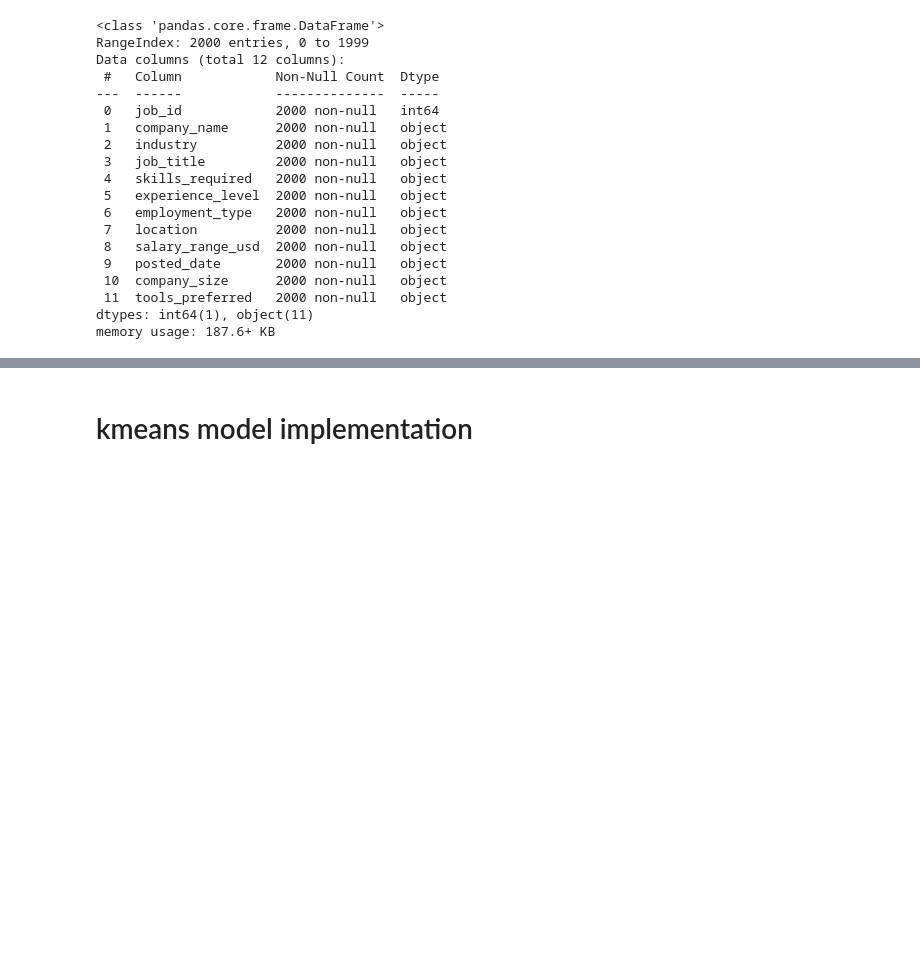
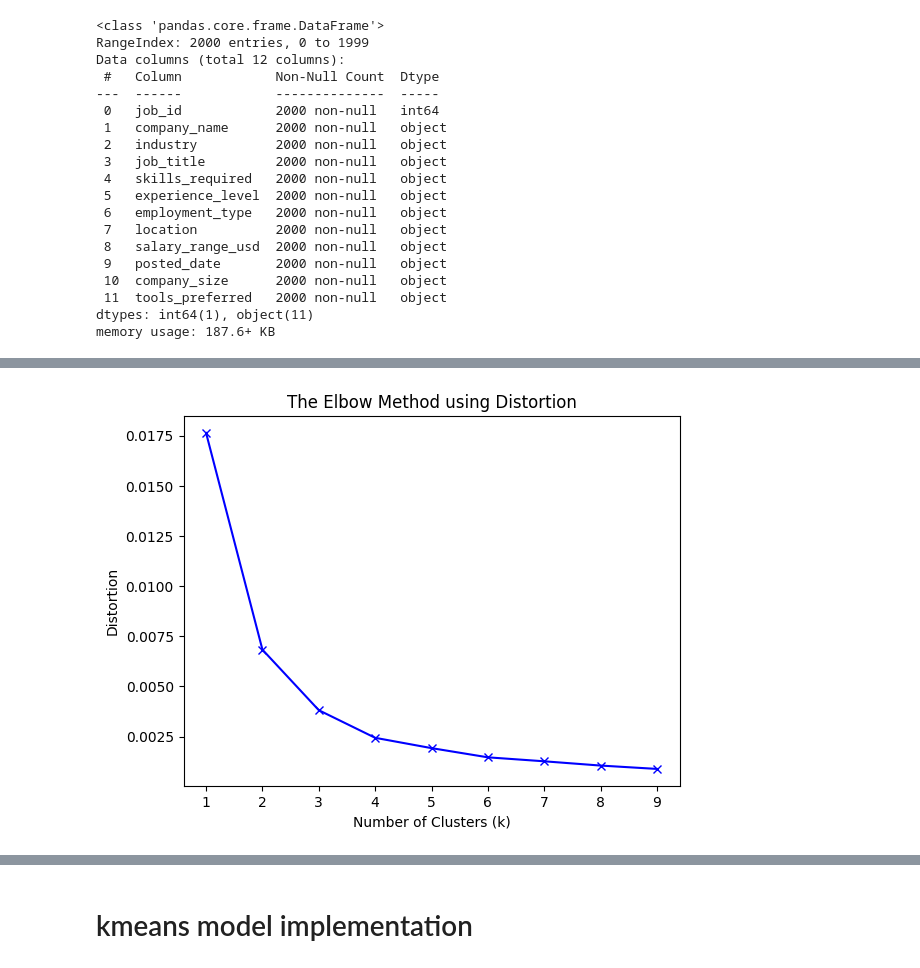
Before and after one commit to aldosiregar/Ai-data-workforce, a Jupyter notebook: ai workforce in america.ipynb, the cells around one changed output, grey strips where cells are left out. Cells and saved outputs as stored; diff of their text form; code cells hidden in the pictures; blank space fills up the shorter version.

```diff
--- a/ai workforce in america.ipynb
+++ b/ai workforce in america.ipynb
@@ -91,9 +102,9 @@ industry = OneHotEncoders_for_multiple_data(industry)
 job_title = df["job_title"].copy()
 job_title = OneHotEncoders_for_multiple_data(job_title)
 # %%
-#for this data, we want to seperate the data first, so we can decide what
-#we gonna do with this
+#for this data, we want to seperate the data first, so we then we can have mean
+#of the salary
 salary_range_usd = df["salary_range_usd"].copy()
-salary_range_usd = pd.DataFrame(salary_range_usd.map(
+salary_range_usd = pd.DataFrame(pd.DataFrame(salary_range_usd.map(
     arg=lambda x: [int(i) for i in str.split(x, sep="-")]
-).to_list(), columns=["min_range_salary", "max_range_slary"])
+).to_list()).mean(axis=1), columns=["mean_salary_range"])
@@ -161,0 +183,14 @@ used_df
+# %%
+#as we use employment_type, experience_level, and company_size as a filter, those data
+#would get excluded from the dataframe
+
+dropped_columns = ["employment_type", "company_size", "experience_level"]
+
+standard_scaler = StandardScaler()
+standardscaler_result = standard_scaler.fit_transform(used_df.drop(columns=dropped_columns))
+
+minmax_scaler = MinMaxScaler(feature_range=(0,1))
+minmaxscaler_result = minmax_scaler.fit_transform(used_df.drop(columns=dropped_columns))
+
+robust_scaler = RobustScaler()
+robustscaler_result = robust_scaler.fit_transform(used_df.drop(columns=dropped_columns))
@@ -166 +219,10 @@ from sklearn.decomposition import PCA
+# %%
+#its already been made in src/app folder, for the detail look at it
+
+#hidden layer is based on reduction for each step, so because dimension is 47, its go from
+#47 -> 32 -> 16 -> 8 -> 4
+hidden_layer =  [32 ,16, 8]
+loss = ""
+epoch = 5
+to_shape = 4
 # %%
@@ -200,0 +410,8 @@ used_df = combine_dataframe(used_df, salary_range_usd)
+# %%
+test = minmax_scaler.transform(intership_data)
+
+autoencoder = Transformer.transform(
+    test, input_shape=test.shape[1], to_shape=to_shape, hidden_layer=hidden_layer, loss=loss, epoch=epoch)
+autoencoder_result = pd.DataFrame(
+    autoencoder.predict(test)
+)
@@ -200,0 +430,6 @@ used_df = combine_dataframe(used_df, salary_range_usd)
+# %%
+ElbowMethod.report(
+    autoencoder.get_result(minmax_scaler.transform(intership_data))
+)
+# %% [output]
+[figure, added]
```
Also changed, not shown: parts of 53 cells of this notebook, 11 other files.
